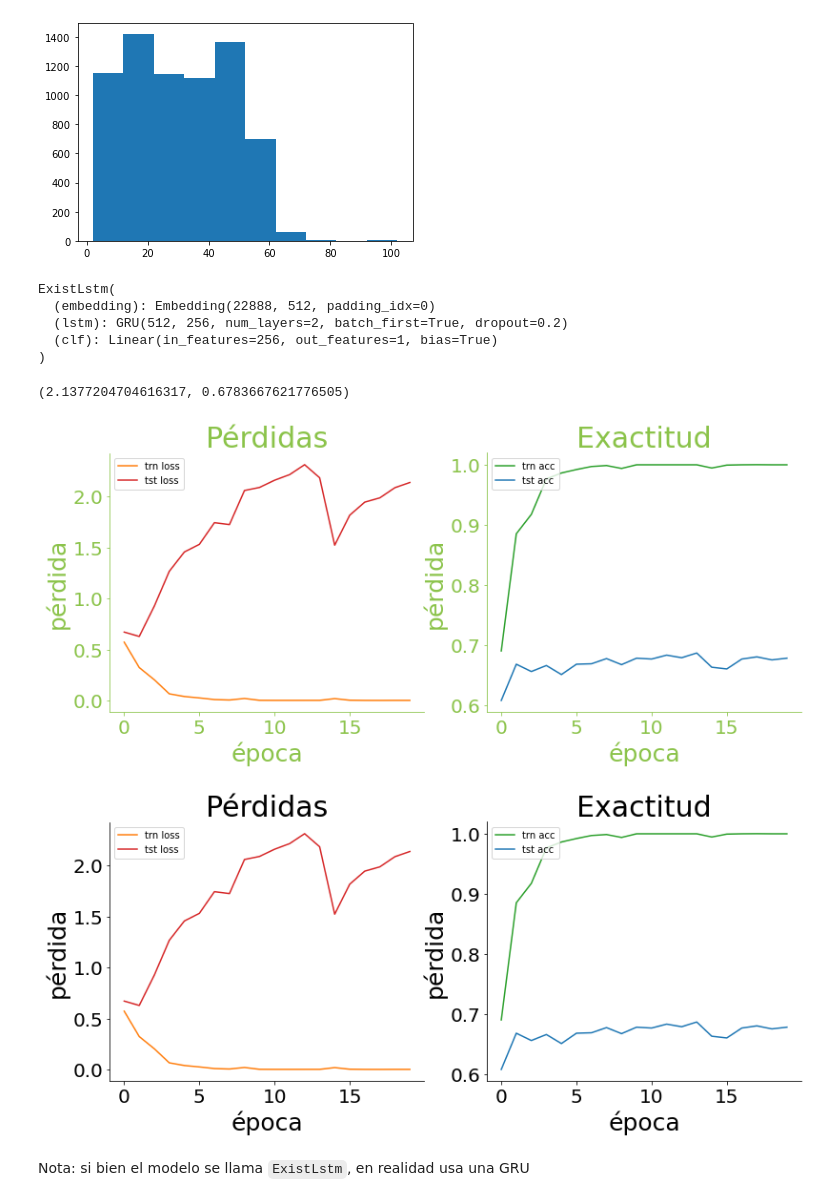
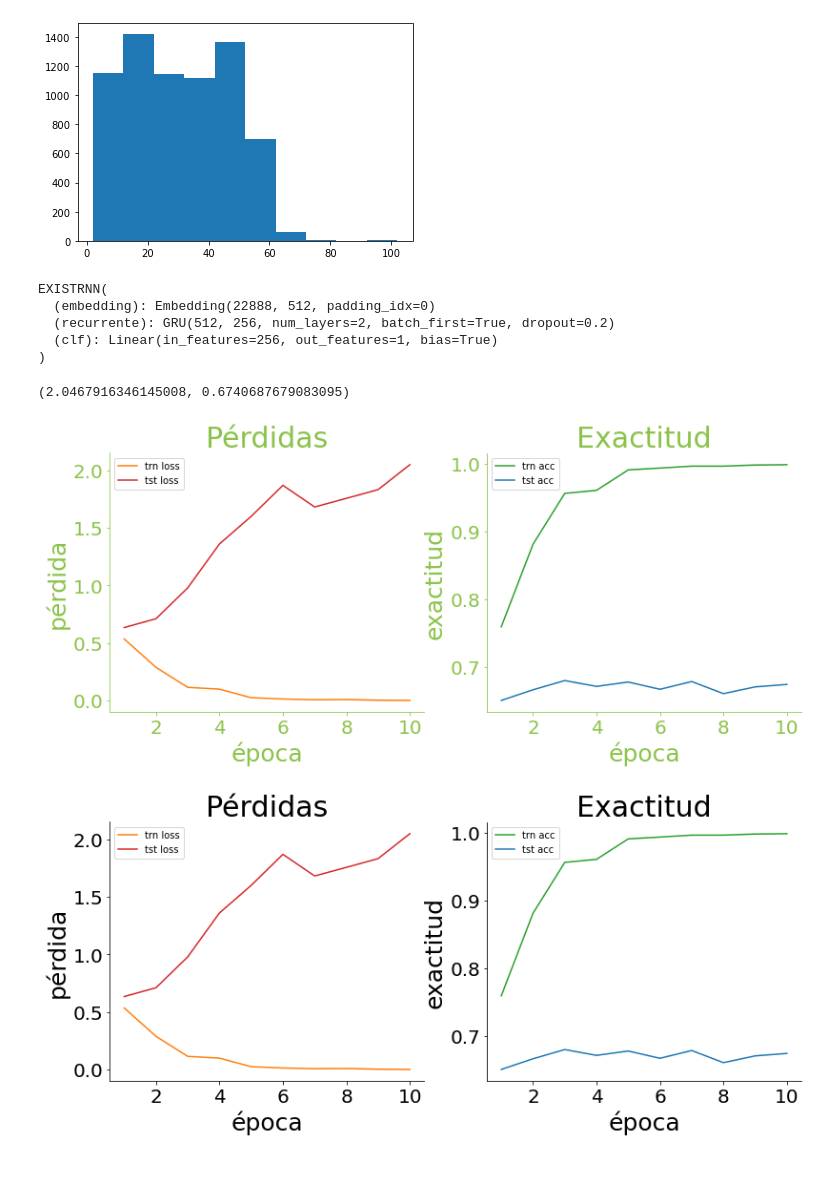
Before and after one commit to OscarAlvaradoM/sEXism-Identification-in-Social-neTworks, a Jupyter notebook: notebooks/RNN.ipynb, the cells around one changed output. Cells and saved outputs as stored; diff of their text form; code cells hidden in the pictures; blank space fills up the shorter version.

```diff
--- a/notebooks/RNN.ipynb
+++ b/notebooks/RNN.ipynb
@@ -286,15 +286,17 @@ def plot(loss_hist, acc_hist, c="#8bc34a", name = None):
     trn_acc, tst_acc = acc_hist["train"], acc_hist["test"]
     fig, ax = plt.subplots(1,2, figsize=(13,5))
 
-    ax[0].plot(trn_loss, 'tab:orange', label='trn loss')
-    ax[0].plot(tst_loss, 'tab:red', label='tst loss')
+    epocas = np.arange(1, len(trn_loss)+1)
+    ax[0].plot(epocas, trn_loss, 'tab:orange', label='trn loss')
+    ax[0].plot(epocas, tst_loss, 'tab:red', label='tst loss')
     ax[0].set_title("Pérdidas", fontsize = 30, color = c)
-    ax[1].plot(trn_acc, 'tab:green', label='trn acc')
-    ax[1].plot(tst_acc, 'tab:blue', label='tst acc')
+    ax[1].plot(epocas, trn_acc, 'tab:green', label='trn acc')
+    ax[1].plot(epocas, tst_acc, 'tab:blue', label='tst acc')
     ax[1].set_title("Exactitud", fontsize = 30, color = c)
     for i in range(2):
         ax[i].set_xlabel('época', fontsize = 25, color = c)
-        ax[i].set_ylabel('pérdida', fontsize = 25, color = c)
+        ylabel = "pérdida" if i == 0 else "exactitud"
+        ax[i].set_ylabel(ylabel, fontsize = 25, color = c)
         ax[i].legend(loc='upper left')
         ax[i].spines["left"].set_color(c)
         ax[i].spines["bottom"].set_color(c)
@@ -318,7 +320,7 @@ class EXISTRNN(nn.Module):
         self.embedding = nn.Embedding(vocab_size, embedding_dim,
                                       padding_idx=padding_idx)
 
-        self.lstm = nn.GRU(embedding_dim, hidden_dim, batch_first=True,
+        self.recurrente = nn.GRU(embedding_dim, hidden_dim, batch_first=True,
                             num_layers=num_layers, dropout=0.2)
 
 #         self.clf = nn.Sequential(
@@ -332,7 +334,7 @@ class EXISTRNN(nn.Module):
         embeds = self.embedding(x)  # [N, seq_len] -> [N, seq_len, embedding_dim]
         embeds_packed = pack_padded_sequence(embeds, lens,
                                              batch_first=True, enforce_sorted=False)
-        lstm_out, _ = self.lstm(embeds_packed) # lstm_out también es PackedSequence
+        lstm_out, _ = self.recurrente(embeds_packed) # lstm_out también es PackedSequence
         out_padded, out_lengths = pad_packed_sequence(lstm_out, batch_first=True) # [N, seq_len, hidden_size], [N]
         out_padded, out_lengths = out_padded.to(dev), out_lengths.to(dev)
         # X_fc = torch.sum(out_padded, dim=1)/out_lengths.view(-1,1) # [N, hidden_size]
@@ -347,22 +349,20 @@ rnn_model = EXISTRNN(vocab_size=len(vocab), embedding_dim=512,
                        hidden_dim=256, num_layers=2).to(dev)
 rnn_model
 # %% [output]
-ExistLstm(
+EXISTRNN(
   (embedding): Embedding(22888, 512, padding_idx=0)
-  (lstm): GRU(512, 256, num_layers=2, batch_first=True, dropout=0.2)
+  (recurrente): GRU(512, 256, num_layers=2, batch_first=True, dropout=0.2)
   (clf): Linear(in_features=256, out_features=1, bias=True)
 )
 # %%
 loss_hist, acc_hist = train(rnn_model, train_dataloader, test_dataloader,
-                            epochs=20, lr=1e-3,
+                            epochs=10, lr=1e-3,
                             checkname="../checkpoints/rnn_weights.pth")
 
-plot(loss_hist, acc_hist, name="RNN2-slide")
-plot(loss_hist, acc_hist, c="black", name="RNN2-doc")
+plot(loss_hist, acc_hist, name="RNN3-slide")
+plot(loss_hist, acc_hist, c="black", name="RNN3-doc")
 loss_hist["test"][-1], acc_hist["test"][-1]
 # %% [output]
-(2.1377204704616317, 0.6783667621776505)
+(2.0467916346145008, 0.6740687679083095)
-[figure, old version]
+[figure, new version]
-[figure, old version]
+[figure, new version]
-# %% [markdown]
-Nota: si bien el modelo se llama `ExistLstm`, en realidad usa una GRU
```
Also changed, not shown: parts of 4 cells of this notebook, 4 other files.
